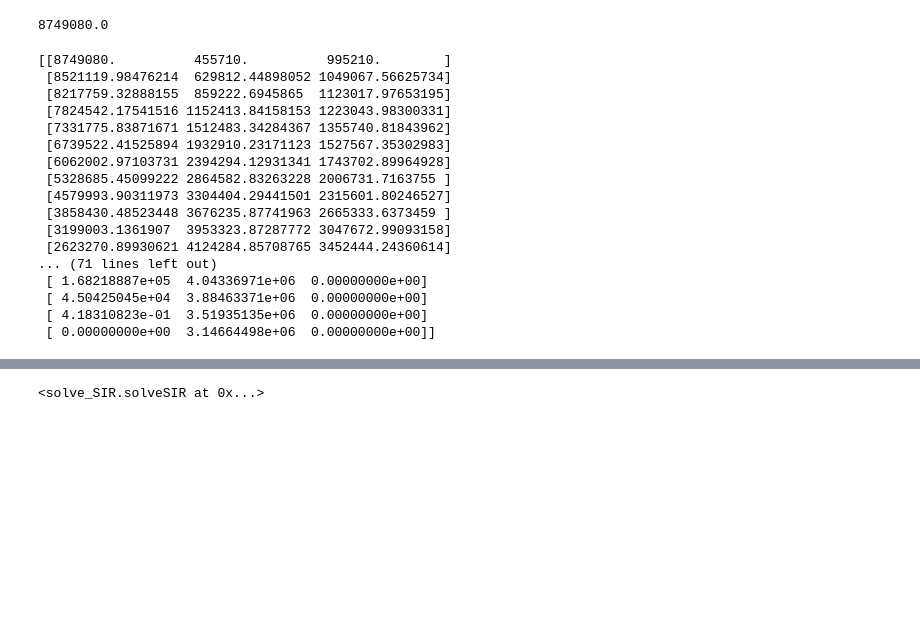
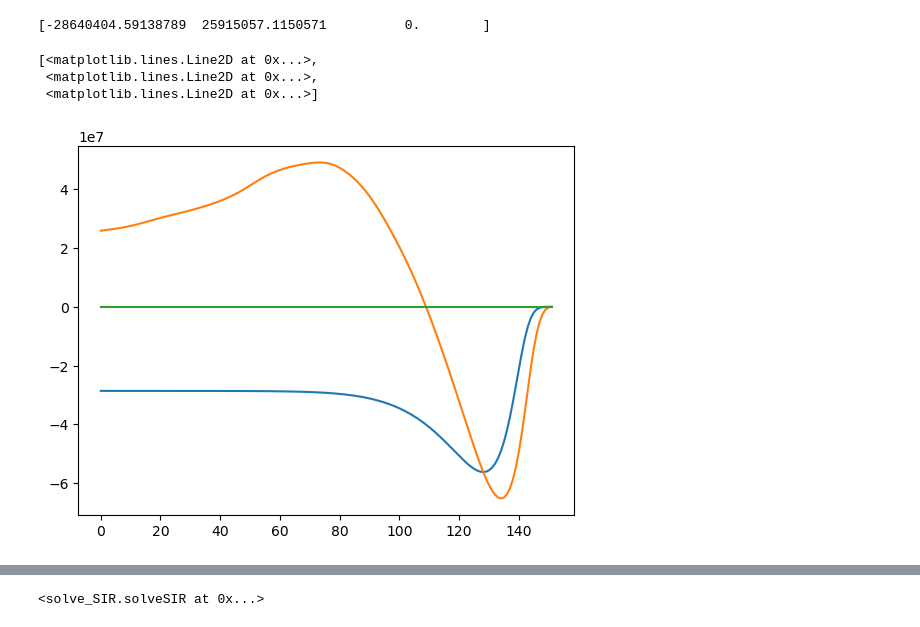
Before and after one commit to oaf9/Differential-Game-Theory-for-SIR-Models, a Jupyter notebook: Code/sir_notebook.ipynb, the cells around one changed output, grey strips where cells are left out. Cells and saved outputs as stored; diff of their text form; code cells hidden in the pictures; blank space fills up the shorter version.

Commit message:
adjoint solvers

```diff
--- a/Code/sir_notebook.ipynb
+++ b/Code/sir_notebook.ipynb
@@ -12,28 +13,22 @@ S_0, I_0, R_0  = float(S[0]), float(I[0]), float(R[0])
-# %%
-S_0
-# %% [output]
-8749080.0
-# %%
-solver = solveSIR(S_true = S, I_true = I,
-                  R_true = R, N = 10200000,
-                  p_0 = (.5, .1, S_0, I_0, R_0))
-
-diff, lamda, dlamda  = solver.checkBackwardEquations()
-# %% [output]
-[[8749080.          455710.          995210.        ]
- [8521119.98476214  629812.44898052 1049067.56625734]
- [8217759.32888155  859222.6945865  1123017.97653195]
- [7824542.17541516 1152413.84158153 1223043.98300331]
- [7331775.83871671 1512483.34284367 1355740.81843962]
- [6739522.41525894 1932910.23171123 1527567.35302983]
- [6062002.97103731 2394294.12931341 1743702.89964928]
- [5328685.45099222 2864582.83263228 2006731.7163755 ]
- [4579993.90311973 3304404.29441501 2315601.80246527]
- [3858430.48523448 3676235.87741963 2665333.6373459 ]
- [3199003.1361907  3953323.87287772 3047672.99093158]
- [2623270.89930621 4124284.85708765 3452444.24360614]
-... (71 lines left out)
- [ 1.68218887e+05  4.04336971e+06  0.00000000e+00]
- [ 4.50425045e+04  3.88463371e+06  0.00000000e+00]
- [ 4.18310823e-01  3.51935135e+06  0.00000000e+00]
- [ 0.00000000e+00  3.14664498e+06  0.00000000e+00]]
+# %%
+solver = solveSIR(S_true = S, I_true = I,
+                  R_true = R, N = 10200000,
+                  p_0 = (.5, .1, S_0, I_0, R_0))
+
+V = solver.forwardSolve()
+solver.S_hat =  interp1d(np.arange(len(V)), V[:, 0],
+                    kind = 'quadratic', fill_value="extrapolate", axis=-1)
+solver.I_hat =  interp1d(np.arange(len(V)), V[:, 1],
+        kind = 'quadratic', fill_value="extrapolate", axis=-1)
+solver.R_hat =  interp1d(np.arange(len(V)), V[:, 2],
+        kind = 'quadratic', fill_value="extrapolate", axis=-1)
+# %%
+out = solver.backwardsSolve()
+print(out[0])
+plt.plot(out)
+# %% [output]
+[-28640404.59138789  25915057.1150571          0.        ]
+[<matplotlib.lines.Line2D at 0x...>,
+ <matplotlib.lines.Line2D at 0x...>,
+ <matplotlib.lines.Line2D at 0x...>]
+[figure, added]
```
Also changed, not shown: parts of 9 cells of this notebook, 2 other files.
